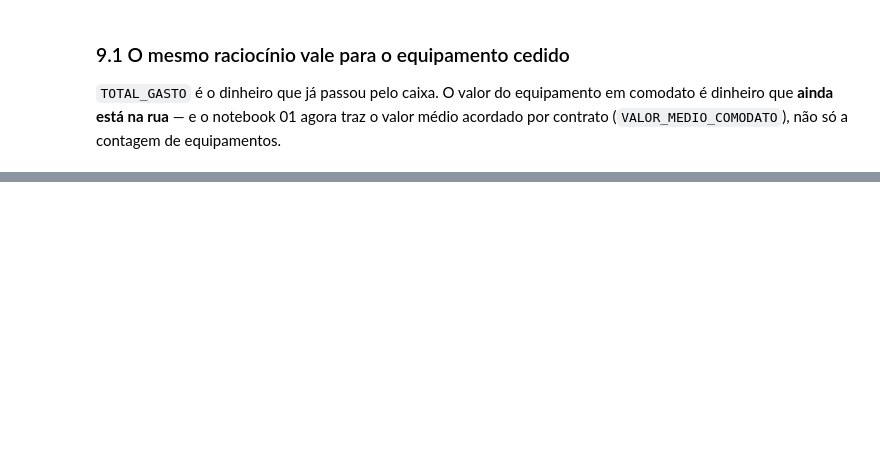
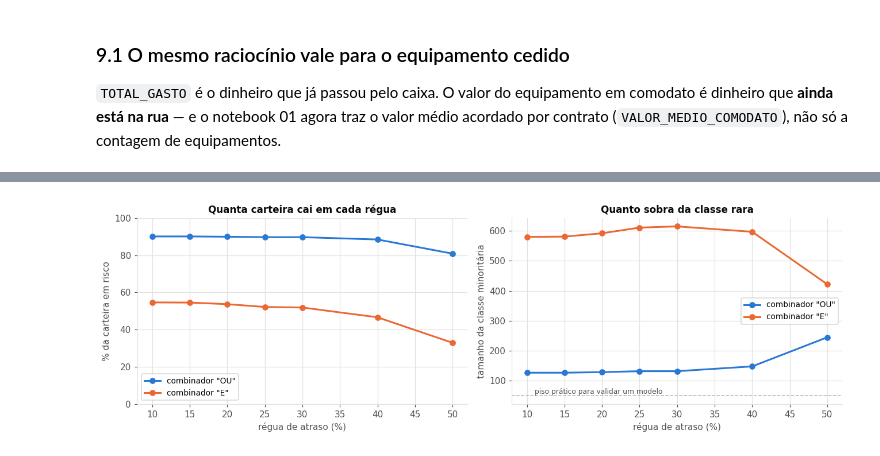
Before and after one commit to Brunofsaraujo/CDN_ProjetoIntegrador6, a Jupyter notebook: Desenvolvimento/notebooks/Chopp_Risco_03_EDA_v1.0.ipynb, the cells around one changed output, grey strips where cells are left out. Cells and saved outputs as stored; diff of their text form; code cells hidden in the pictures; blank space fills up the shorter version.

```diff
--- a/Desenvolvimento/notebooks/Chopp_Risco_03_EDA_v1.0.ipynb
+++ b/Desenvolvimento/notebooks/Chopp_Risco_03_EDA_v1.0.ipynb
@@ -76,6 +87,8 @@ else:
     if not CAMINHO_CSV.strip():
         raise ValueError("Preencha CAMINHO_CSV com o CSV gerado pelo notebook 01.")
     caminho = Path(CAMINHO_CSV.strip())
+    if caminho.is_dir():
+        raise IsADirectoryError(f"CAMINHO_CSV aponta para uma pasta, nao para o arquivo .csv: {caminho}")
     if not caminho.exists():
         raise FileNotFoundError(f"CSV não encontrado: {caminho}")
     dados = pd.read_csv(caminho, sep=";", encoding="utf-8-sig", low_memory=False)
@@ -99,5 +112,10 @@ for coluna in NUMERICAS:
 for coluna in ["PRIMEIRA_COMPRA", "ULTIMA_COMPRA"]:
     dados[coluna] = pd.to_datetime(dados[coluna], errors="coerce")
 
+# Régua de risco usada pelas seções analíticas (11 a 14). É a MESMA que o
+# notebook 01 aplicou para gravar RISCO_FINANCEIRO/RISCO_COMODATO — declarada
+# aqui porque estas seções variam o valor para medir sensibilidade.
+LIMITE_RISCO = 0.20
+
 print(f"Origem   : {origem}")
 print(f"Carteira : {len(dados):,} clientes")
@@ -718,0 +902,67 @@ leitura("O que isso significa", [
+# %%
+LIMIARES = [0.10, 0.15, 0.20, 0.25, 0.30, 0.40, 0.50]
+core = dados[dados["CORE_BUSINESS"] == 1]
+
+linhas = []
+for limite in LIMIARES:
+    atraso_pag = core["TAXA_ATRASO_PAGAMENTO"] > limite
+    atraso_com = core["TAXA_ATRASO_COMODATO"] > limite
+    for rotulo, alvo in [("OU", atraso_pag | atraso_com), ("E", atraso_pag & atraso_com)]:
+        n_risco = int(alvo.sum())
+        linhas.append({
+            "limiar": limite, "combinador": rotulo, "em_risco": n_risco,
+            "pct_risco": n_risco / len(core) * 100,
+            "classe_rara": min(n_risco, len(core) - n_risco),
+        })
+sensibilidade = pd.DataFrame(linhas)
+
+fig, (esq, dir_) = plt.subplots(1, 2, figsize=(12, 3.9))
+
+for rotulo, cor in [("OU", COR_FINANCEIRO), ("E", COR_COMODATO)]:
+    parte = sensibilidade[sensibilidade["combinador"] == rotulo]
+    esq.plot(parte["limiar"] * 100, parte["pct_risco"], marker="o",
+             color=cor, linewidth=2, label=f'combinador "{rotulo}"')
+esq.set_xlabel("régua de atraso (%)")
+esq.set_ylabel("% da carteira em risco")
+esq.set_title("Quanta carteira cai em cada régua", fontsize=11, fontweight="bold")
+esq.set_ylim(0, 100)
+esq.legend(fontsize=9)
+
+for rotulo, cor in [("OU", COR_FINANCEIRO), ("E", COR_COMODATO)]:
+    parte = sensibilidade[sensibilidade["combinador"] == rotulo]
+    dir_.plot(parte["limiar"] * 100, parte["classe_rara"], marker="o",
+              color=cor, linewidth=2, label=f'combinador "{rotulo}"')
+dir_.axhline(50, color="#b8b7b2", linestyle="--", linewidth=1)
+dir_.text(11, 56, "piso prático para validar um modelo", fontsize=8, color=COR_APOIO)
+dir_.set_xlabel("régua de atraso (%)")
+dir_.set_ylabel("tamanho da classe minoritária")
+dir_.set_title("Quanto sobra da classe rara", fontsize=11, fontweight="bold")
+dir_.legend(fontsize=9)
+
+plt.tight_layout()
+plt.show()
+
+print(f"{'régua':>7}{'OU: em risco':>16}{'classe rara':>13}{'E: em risco':>15}{'classe rara':>13}")
+print("-" * 66)
+for limite in LIMIARES:
+    ou = sensibilidade[(sensibilidade["limiar"] == limite) & (sensibilidade["combinador"] == "OU")].iloc[0]
+    e = sensibilidade[(sensibilidade["limiar"] == limite) & (sensibilidade["combinador"] == "E")].iloc[0]
+    print(f"{limite:>6.0%}{ou['em_risco']:>10,} ({ou['pct_risco']:>4.1f}%)"
+          f"{int(ou['classe_rara']):>13,}{e['em_risco']:>9,} ({e['pct_risco']:>4.1f}%)"
+          f"{int(e['classe_rara']):>13,}")
+
+leitura("O que isso significa", [
+    "A carteira tem atraso crônico: mesmo com régua em 50%, a maior parte dela",
+    "continua classificada como risco pelo combinador OU.",
+    "",
+    'O combinador escolhe o que é "risco" quando só um dos dois lados atrasa:',
+    '  "OU" — atrasou o boleto OU segurou a chopeira. Protege os dois ativos,',
+    "         mas deixa a classe boa pequena demais para o modelo aprender.",
+    '  "E"  — precisa atrasar nos dois. Classes equilibradas, mas trata quem só',
+    "         deve dinheiro como bom pagador.",
+    "",
+    "Não há escolha tecnicamente correta: é uma decisão de política de crédito.",
+    "O notebook 08 mede o que cada uma custa em desempenho de modelo.",
+])
+# %% [output]
+[figure, added]
```
Also changed, not shown: parts of 26 cells of this notebook, 10 other files.
